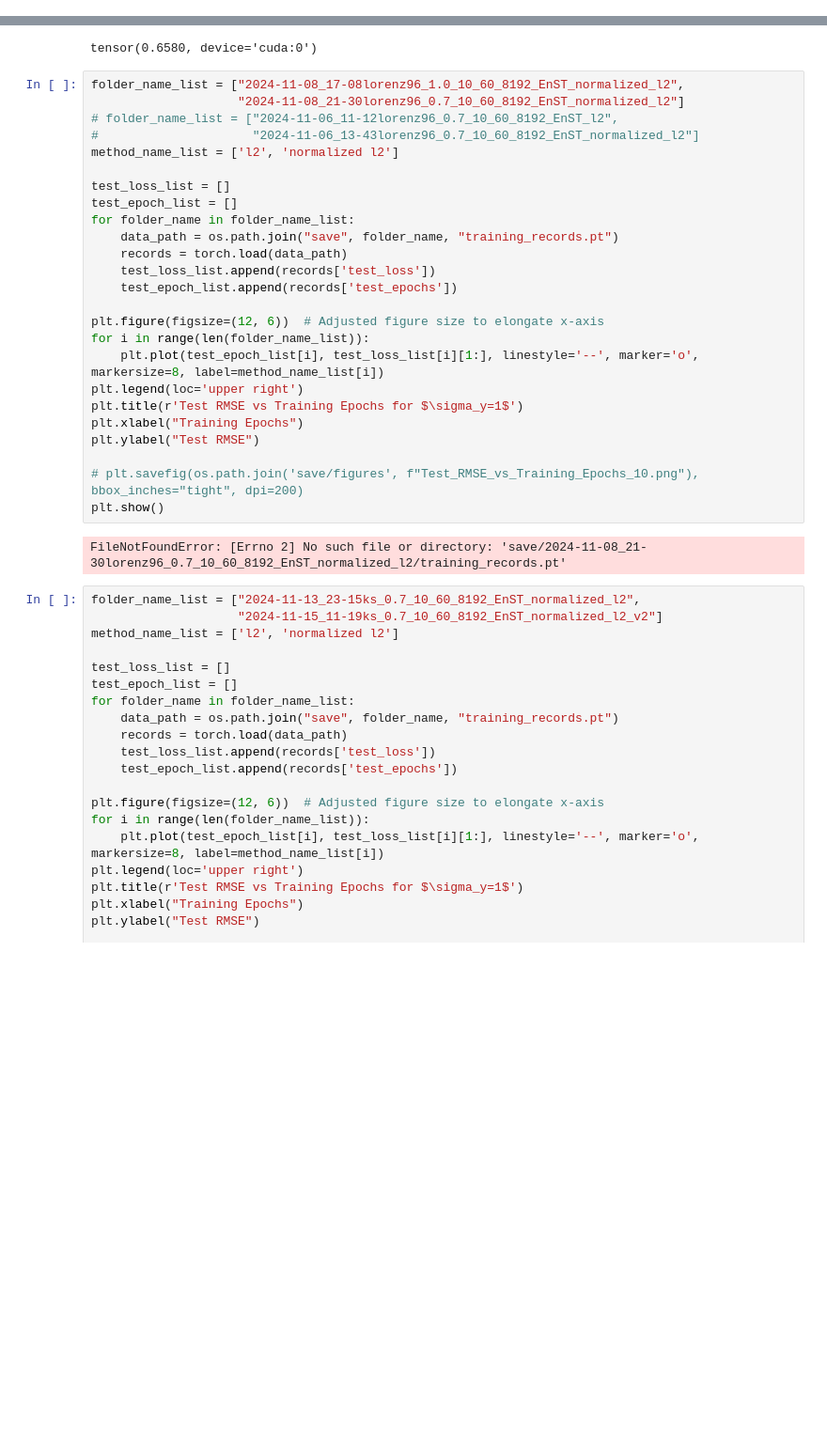
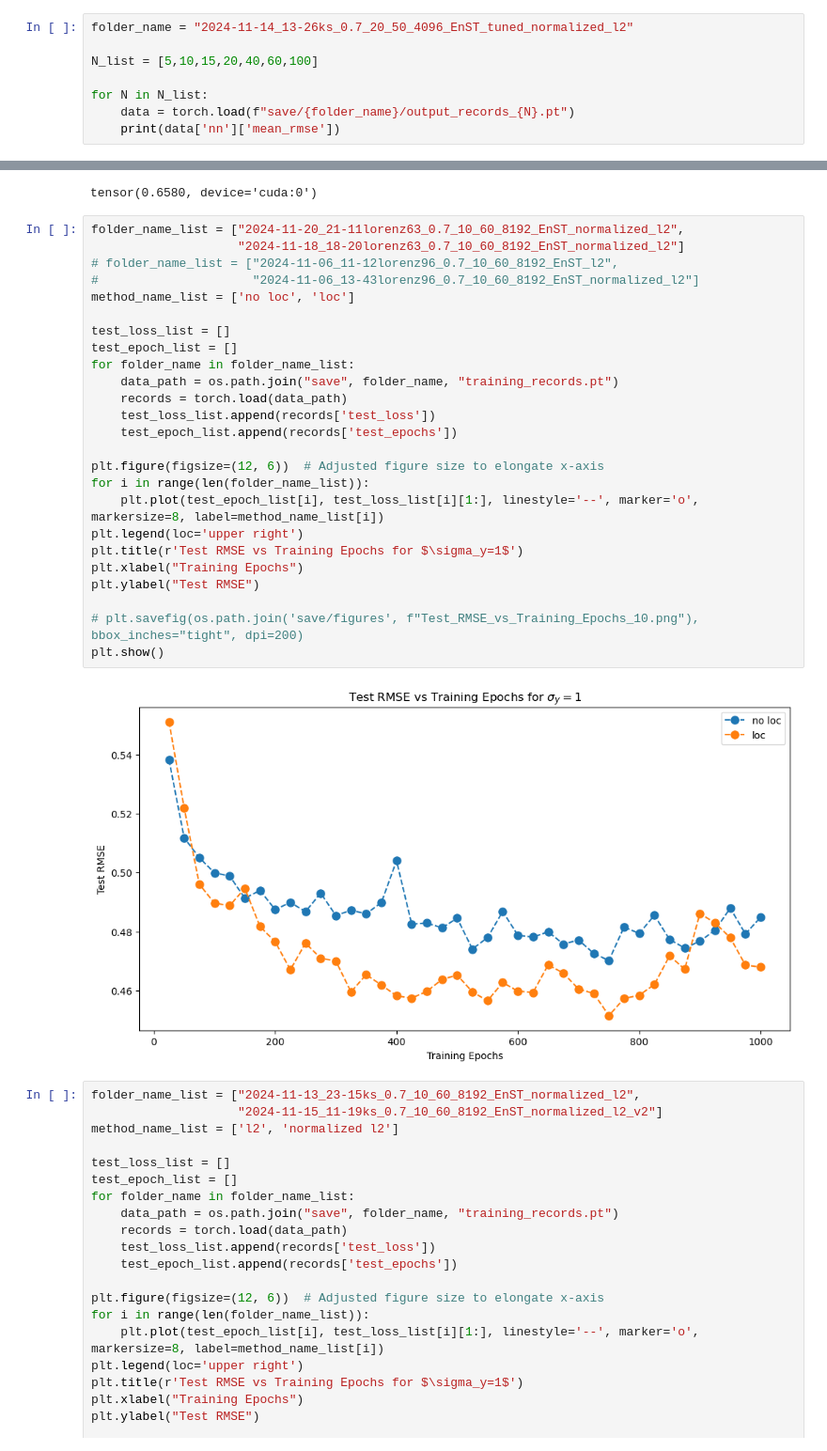
Before and after one commit to wispcarey/DALearning, a Jupyter notebook: training_curves.ipynb, the cells around one changed output, grey strips where cells are left out. Shown at 94% size. Cells and saved outputs as stored; diff of their text form; blank space fills up the shorter version.

```diff
--- a/training_curves.ipynb
+++ b/training_curves.ipynb
@@ -17,0 +15,8 @@ data = torch.load(f"save/{folder_name}/output_records_40.pt")
+# %%
+folder_name = "2024-11-14_13-26ks_0.7_20_50_4096_EnST_tuned_normalized_l2"
+
+N_list = [5,10,15,20,40,60,100]
+
+for N in N_list:
+    data = torch.load(f"save/{folder_name}/output_records_{N}.pt")
+    print(data['nn']['mean_rmse'])
@@ -29,32 +42,32 @@ print(data['nn']['loss'].mean())
 # %% [output]
 tensor(0.6580, device='cuda:0')
 # %%
-folder_name_list = ["2024-11-08_17-08lorenz96_1.0_10_60_8192_EnST_normalized_l2",
-                    "2024-11-08_21-30lorenz96_0.7_10_60_8192_EnST_normalized_l2"]
+folder_name_list = ["2024-11-20_21-11lorenz63_0.7_10_60_8192_EnST_normalized_l2",
+                    "2024-11-18_18-20lorenz63_0.7_10_60_8192_EnST_normalized_l2"]
 # folder_name_list = ["2024-11-06_11-12lorenz96_0.7_10_60_8192_EnST_l2",
 #                     "2024-11-06_13-43lorenz96_0.7_10_60_8192_EnST_normalized_l2"]
-method_name_list = ['l2', 'normalized l2']
+method_name_list = ['no loc', 'loc']
 
 test_loss_list = []
 test_epoch_list = []
 for folder_name in folder_name_list:
     data_path = os.path.join("save", folder_name, "training_records.pt")
     records = torch.load(data_path)
     test_loss_list.append(records['test_loss'])
     test_epoch_list.append(records['test_epochs'])
 
 plt.figure(figsize=(12, 6))  # Adjusted figure size to elongate x-axis
 for i in range(len(folder_name_list)):
     plt.plot(test_epoch_list[i], test_loss_list[i][1:], linestyle='--', marker='o', markersize=8, label=method_name_list[i])
 plt.legend(loc='upper right')
 plt.title(r'Test RMSE vs Training Epochs for $\sigma_y=1$')
 plt.xlabel("Training Epochs")
 plt.ylabel("Test RMSE")
 
 # plt.savefig(os.path.join('save/figures', f"Test_RMSE_vs_Training_Epochs_10.png"), bbox_inches="tight", dpi=200)
 plt.show()
 # %% [output]
-FileNotFoundError: [Errno 2] No such file or directory: 'save/2024-11-08_21-30lorenz96_0.7_10_60_8192_EnST_normalized_l2/training_records.pt'
+[figure, added]
 # %%
 folder_name_list = ["2024-11-13_23-15ks_0.7_10_60_8192_EnST_normalized_l2",
                     "2024-11-15_11-19ks_0.7_10_60_8192_EnST_normalized_l2_v2"]
```
Also changed, not shown: parts of 2 cells of this notebook, 5 other files.
